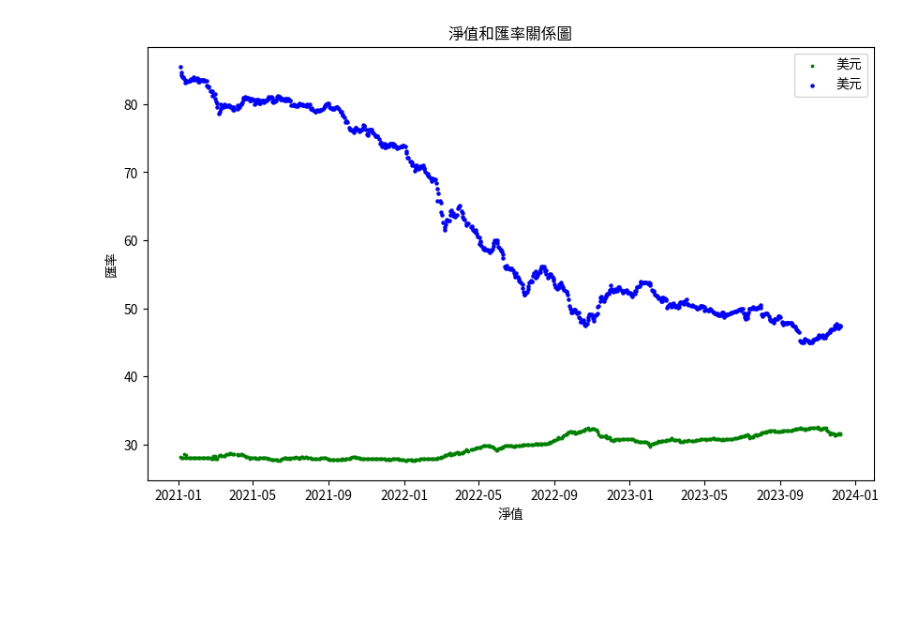
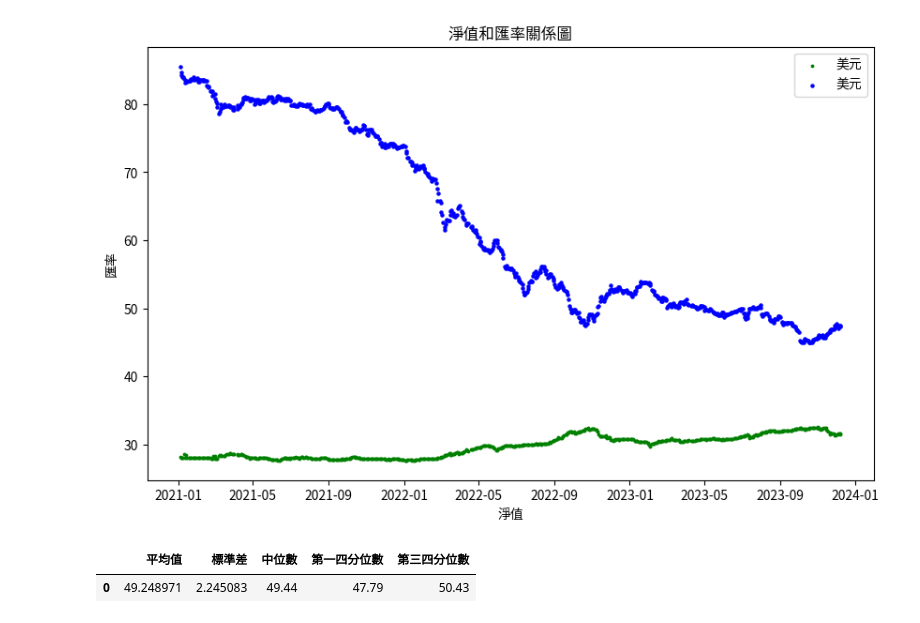
Before and after one commit to HWTeng-Teaching/202309-Statistics, a Jupyter notebook: 最佳化投資組合.ipynb, the cells around one changed output. Drawn from its saved outputs; the diff is of its cells as text; code cells hidden in the pictures; blank space fills up the shorter version.

```diff
--- a/最佳化投資組合.ipynb
+++ b/最佳化投資組合.ipynb
@@ -88,3 +88,42 @@ plt.legend()
 plt.show()
 # %% [output]
 [figure]
+# %%
+import pandas as pd
+from IPython.display import display
+
+# 假設您的資料框中有 '日期'、'數值' 兩個欄位
+# 並且 '日期' 欄位已經被轉換為日期類型
+# 如果沒有轉換，可以使用 df['日期'] = pd.to_datetime(df['日期']) 進行轉換
+
+# 設定 '日期' 欄位為索引
+df.set_index('日期', inplace=True)
+
+# 指定您想要的時間範圍，這裡以2023年1月1日至2023年12月31日為例
+start_date = '2023-01-01'
+end_date = '2023-12-31'
+
+# 選擇指定時間範圍內的資料
+selected_data = df.loc[start_date:end_date]
+
+# 計算平均值、標準差、中位數和四分位數
+average_value = selected_data['淨值'].mean()
+std_deviation = selected_data['淨值'].std()
+median_value = selected_data['淨值'].median()
+quartiles = selected_data['淨值'].quantile([0.25, 0.5, 0.75])
+
+# 顯示結果
+result_dict = {
+    '平均值': average_value,
+    '標準差': std_deviation,
+    '中位數': median_value,
+    '第一四分位數': quartiles[0.25],
+    '中位數': quartiles[0.5],
+    '第三四分位數': quartiles[0.75]
+}
+
+result_df = pd.DataFrame(result_dict, index=[0])
+display(result_df)
+# %% [output]
+|  | 平均值 | 標準差 | 中位數 | 第一四分位數 | 第三四分位數 |
+| 0 | 49.248971 | 2.245083 | 49.44 | 47.79 | 50.43 |
```
